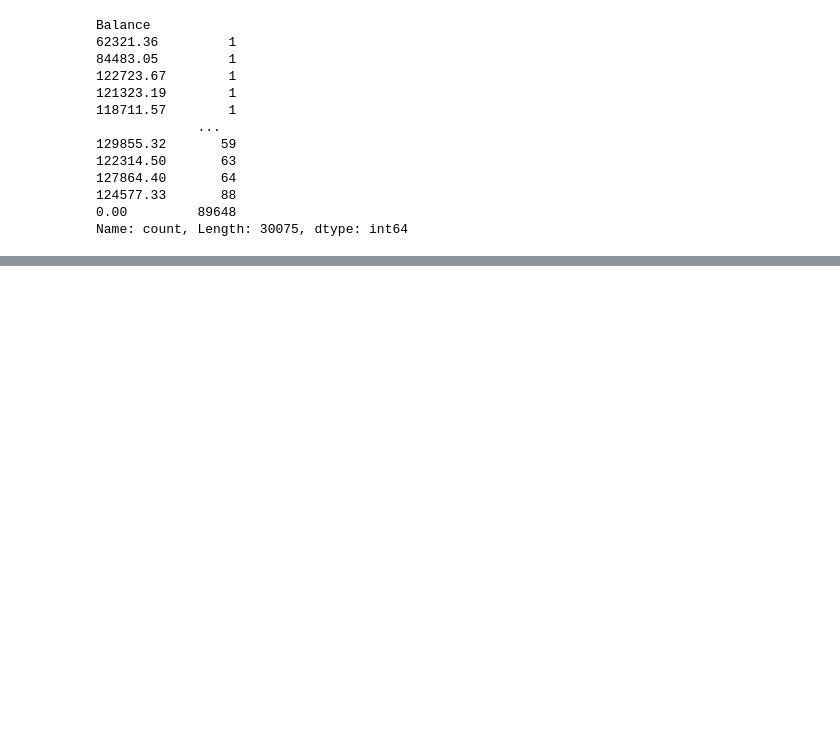
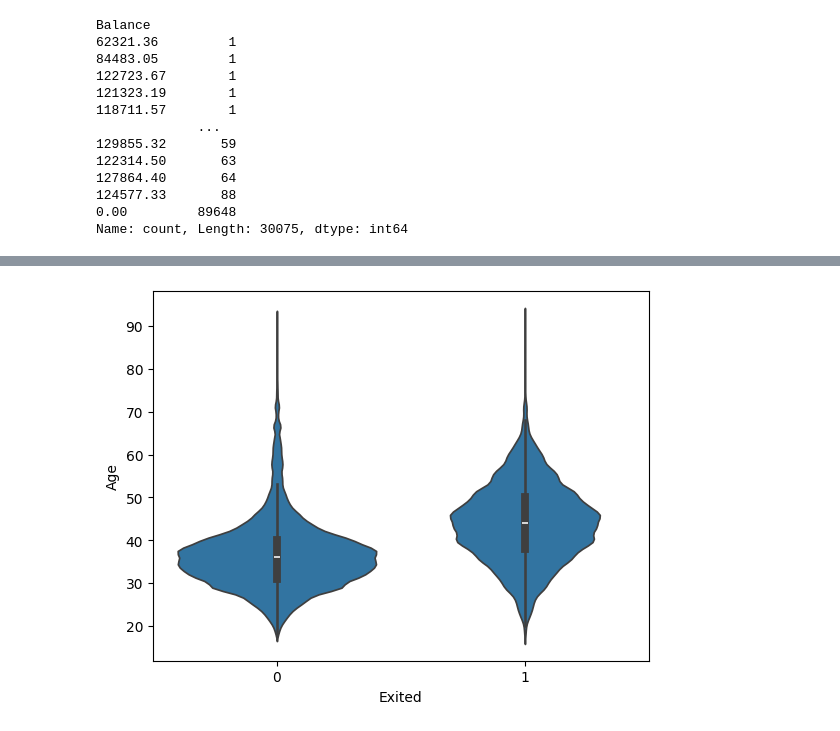
Before and after one commit to kris-kane/kaggle_playgrounds, a Jupyter notebook: playground-series-s4e1/s4e1.ipynb, the cells around one changed output, grey strips where cells are left out. Cells and saved outputs as stored; diff of their text form; code cells hidden in the pictures; blank space fills up the shorter version.

```diff
--- a/playground-series-s4e1/s4e1.ipynb
+++ b/playground-series-s4e1/s4e1.ipynb
@@ -144,0 +146,6 @@ Name: count, Length: 30075, dtype: int64
+# %%
+#Age vs. Exited
+sns.violinplot(x='Exited', y='Age', data=train_df)
+plt.show()
+# %% [output]
+[figure, added]
```
Also changed, not shown: parts of 3 cells of this notebook.
